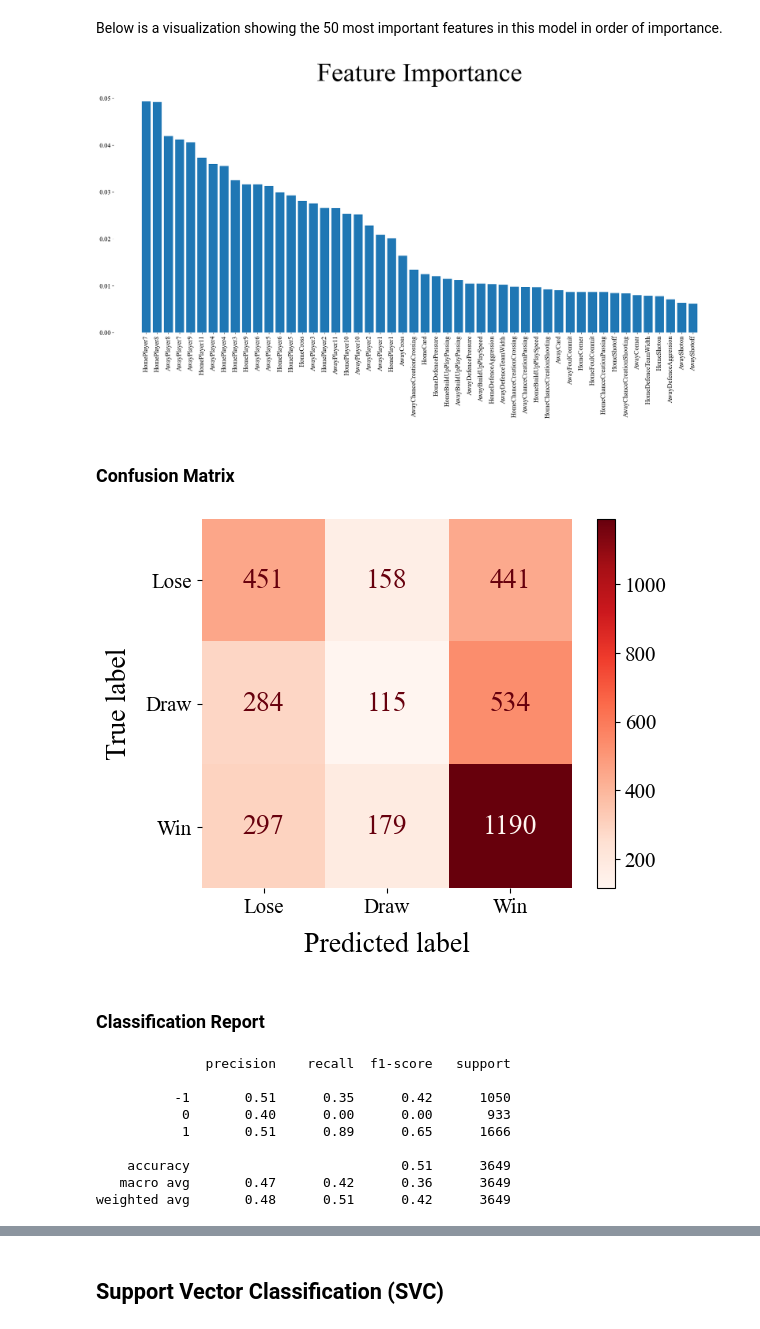
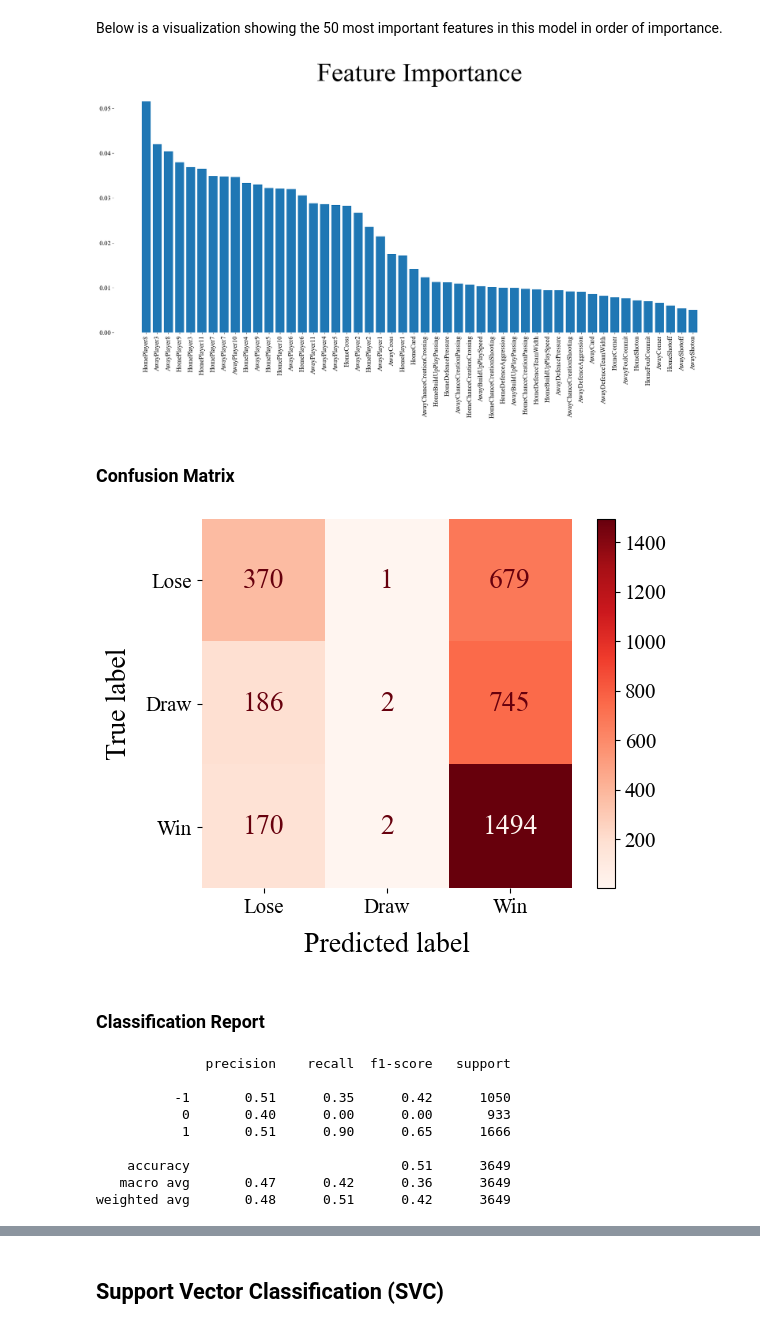
Before and after one commit to KevinNourian/Football, a Jupyter notebook: FootballProject.ipynb, the cells around one changed output, grey strips where cells are left out. Saved outputs shown, nothing was run; the diff lists cells and outputs as text; code cells hidden in the pictures.

```diff
--- a/FootballProject.ipynb
+++ b/FootballProject.ipynb
@@ -1193,9 +1265,19 @@ The section below shows a Random Forest model with Randomized Search Cross Valid
 # %%
+# param_dist = {
+#     "n_estimators": [50, 100, 150, 200],
+#     "max_depth": [2, 4, 6, 8],
+#     "min_samples_split": [2, 4, 6, 8],
+#     "min_samples_leaf": [1, 2, 4, 6],
+#     "bootstrap": [True, False],
+# }
+
+
 param_dist = {
-    "n_estimators": [50, 100, 150, 200],
-    "max_depth": [2, 4, 6, 8],
-    "min_samples_split": [2, 4, 6, 8],
-    "min_samples_leaf": [1, 2, 4, 6],
+    'n_estimators': randint(10, 100),
+    'max_features': ['sqrt', 'log2', None],
+    'max_depth': [None, 5, 10, 20],
+    'min_samples_split': randint(2, 10),
+    'min_samples_leaf': randint(1, 10),
     "bootstrap": [True, False],
 }
 # %%
@@ -1213,9 +1295,9 @@ Best hyperparameters:  {'n_estimators': 50, 'min_samples_split': 2, 'min_samples
 # %%
 rfcrs = RandomForestClassifier(
     bootstrap=True,
-    min_samples_split=2,
-    n_estimators=50,
-    min_samples_leaf=1,
+    min_samples_split=6,
+    n_estimators=97,
+    min_samples_leaf=3,
     max_depth=8,
 )
 # %%
@@ -1262,15 +1344,15 @@ plt.xticks(range(X.shape[1]), names, rotation=90)
 
 plt.title("Feature Importance", fontsize=size*3);
 # %% [output]
-[figure, old version]
+[figure, new version]
 # %% [markdown]
 ### Confusion Matrix
 # %%
-plot_confusion_matrix(rfcgs,scaled_X_test,y_test, cmap=plt.cm.Reds)
+plot_confusion_matrix(rfcrs,scaled_X_test,y_test, cmap=plt.cm.Reds)
 plt.xticks([0,1,2],['Lose', 'Draw', 'Win'])
 plt.yticks([0,1,2], ['Lose', 'Draw', 'Win']);
 # %% [output]
-[figure, old version]
+[figure, new version]
 # %% [markdown]
 ### Classification Report
 # %%
@@ -1280,7 +1362,7 @@ print(classification_report(y_test, y_predict))
 
           -1       0.51      0.35      0.42      1050
            0       0.40      0.00      0.00       933
-           1       0.51      0.89      0.65      1666
+           1       0.51      0.90      0.65      1666
 
     accuracy                           0.51      3649
    macro avg       0.47      0.42      0.36      3649
```
Also changed, not shown: parts of 27 cells of this notebook, 1 other file.
